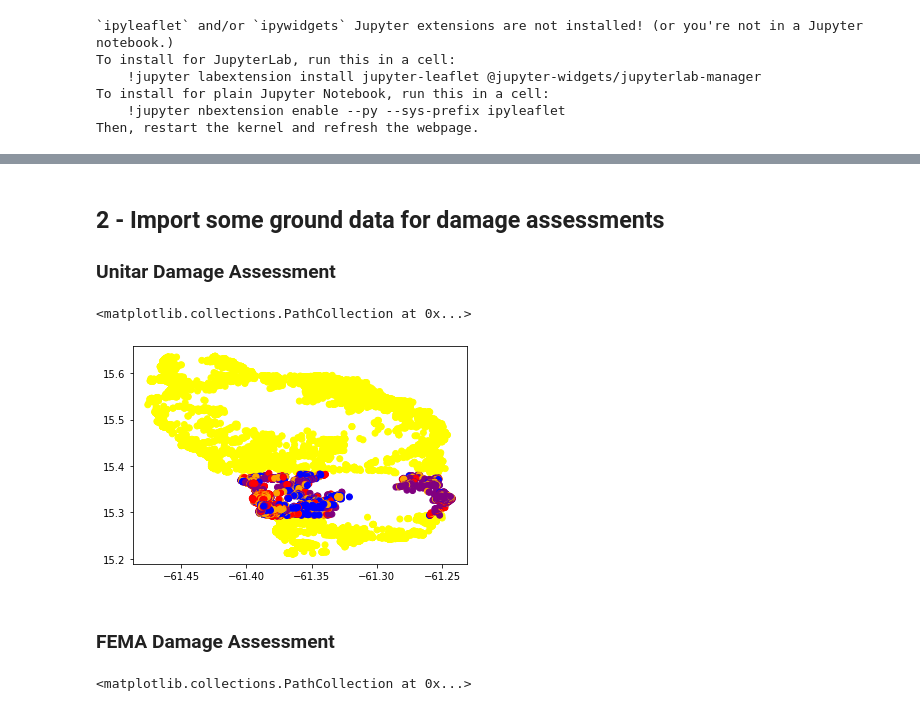
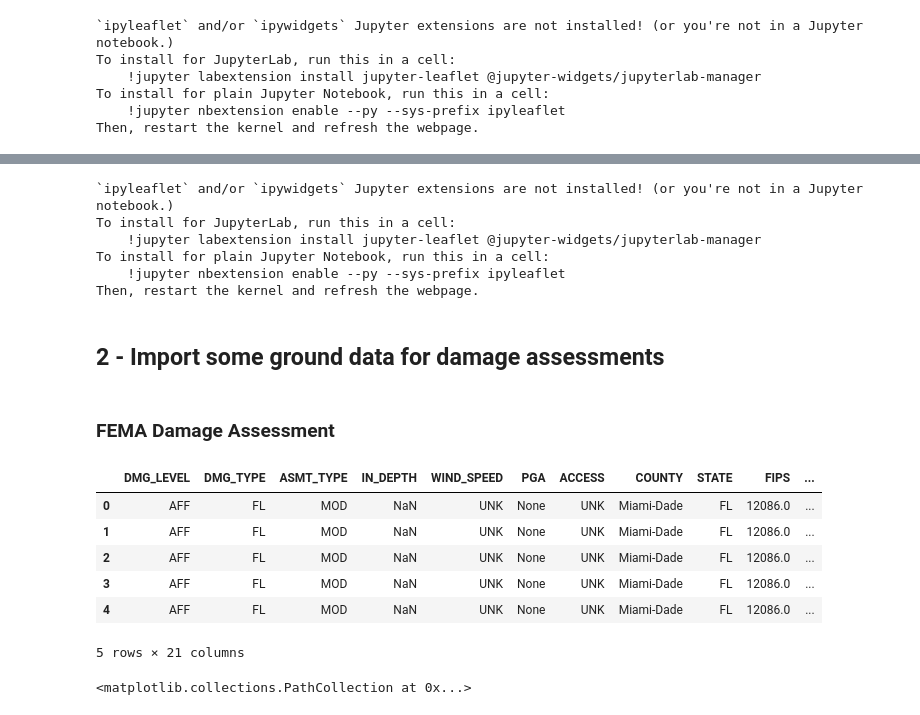
Before and after one commit to ai4er-cdt/gtc-exposure, a Jupyter notebook: notebooks/pre_post_imagery.ipynb, the cells around one changed output, grey strips where cells are left out. Drawn from its saved outputs; the diff is of its cells as text; code cells hidden in the pictures.

Commit message:
working on pre and post imagery

```diff
--- a/notebooks/pre_post_imagery.ipynb
+++ b/notebooks/pre_post_imagery.ipynb
@@ -47,21 +53,47 @@ Then, restart the kernel and refresh the webpage.
+# %%
+m1 = wf.interactive.MapApp()
+m1.center = (18.466333, -66.105721)
+m1.zoom = 15
+
+#pre-disaster imagery
+img_pre = wf.ImageCollection.from_id("sentinel-2:L1C",start_datetime='2017-08-15', end_datetime='2017-09-15').pick_bands("red green blue cloud-mask red-edge-2 red-edge-3 red-edge-4 nir swir1 swir2")
+img_pre = img_pre.filter(lambda img: img.properties["cloud_fraction"] <= 0.1)
+img_pre_msk = img_pre.map(lambda img: img.mask(img.pick_bands('cloud-mask')==1))
+mos_pre = (img_pre_msk.mosaic().pick_bands("red green blue"))
+mos_pre.visualize('before', map=m1) #scales=[(0, 1), (0, 1), (0, 1)],
+
+#post disaster imagery#post disaster imagery
+img_post = wf.ImageCollection.from_id("sentinel-2:L1C",start_datetime='2017-10-01', end_datetime='2017-11-01').pick_bands("red green blue cloud-mask red-edge-2 red-edge-3 red-edge-4 nir swir1 swir2")
+img_post = img_post.filter(lambda img: img.properties["cloud_fraction"] <= 0.06)
+img_post_msk = img_post.map(lambda img: img.mask(img.pick_bands('cloud-mask')==1))
+mos_post = (img_post_msk.mosaic().pick_bands("red green blue"))
+mos_post.visualize('after', map=m1)
+
+m1
+# %% [output]
+`ipyleaflet` and/or `ipywidgets` Jupyter extensions are not installed! (or you're not in a Jupyter notebook.)
+To install for JupyterLab, run this in a cell:
+    !jupyter labextension install jupyter-leaflet @jupyter-widgets/jupyterlab-manager
+To install for plain Jupyter Notebook, run this in a cell:
+    !jupyter nbextension enable --py --sys-prefix ipyleaflet
+Then, restart the kernel and refresh the webpage.
 # %% [markdown]
 ## 2 - Import some ground data for damage assessments
-### Unitar Damage Assessment
-# %%
-# Unitar Damage Assessment
-import geopandas as gpd
-dba = gpd.read_file("/home/jovyan/DominicaDamageAssessment/DDA/Dominica_DamageBuildingAssessment_Total.shp")
-
-color_dict = {'Negligible to slight damage':'blue', 'Damaged':'yellow', 'Moderately Damaged':'orange', 'Highly Damaged':'red', 'Completely Destroyed':'purple'}
-plt.scatter(dba.geometry.x,dba.geometry.y,color=[color_dict[i] for i in dba.Main_Damag])
-# %% [output]
-<matplotlib.collections.PathCollection at 0x...>
-[figure, removed]
 # %% [markdown]
 ### FEMA Damage Assessment
 # %%
 # Data from FEMA -> Only seems to have for Puerto Rico because is American
-g = gpd.read_file("/home/jovyan/DominicaDamageAssessment/FEMA/a0000000b.gdbtable")
+g = gpd.read_file("/home/jovyan/gtc-exposure-data/damage_assessments/FEMA_Damage_Assessments_Public_20190422.gdb")
+# %%
+g.head()
+# %% [output]
+|  | DMG_LEVEL | DMG_TYPE | ASMT_TYPE | IN_DEPTH | WIND_SPEED | PGA | ACCESS | COUNTY | STATE | FIPS | ... |
+| 0 | AFF | FL | MOD | NaN | UNK | None | UNK | Miami-Dade | FL | 12086.0 | ... |
+| 1 | AFF | FL | MOD | NaN | UNK | None | UNK | Miami-Dade | FL | 12086.0 | ... |
+| 2 | AFF | FL | MOD | NaN | UNK | None | UNK | Miami-Dade | FL | 12086.0 | ... |
+| 3 | AFF | FL | MOD | NaN | UNK | None | UNK | Miami-Dade | FL | 12086.0 | ... |
+| 4 | AFF | FL | MOD | NaN | UNK | None | UNK | Miami-Dade | FL | 12086.0 | ... |
+5 rows × 21 columns
 # %%
 maria = g.loc[g['EVENT_NAME'] == 'Hurricane Maria']
 
```
Also changed, not shown: parts of 9 cells of this notebook.
